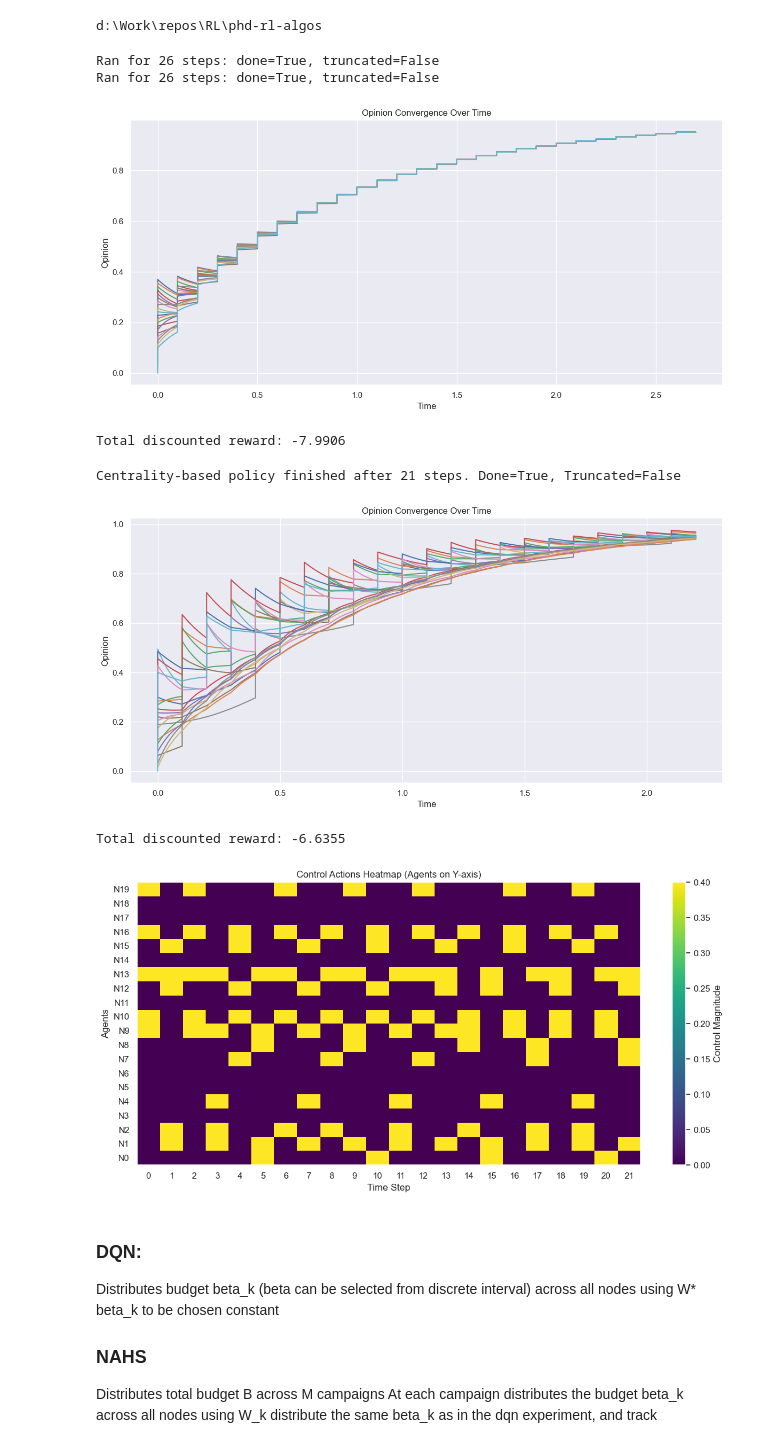
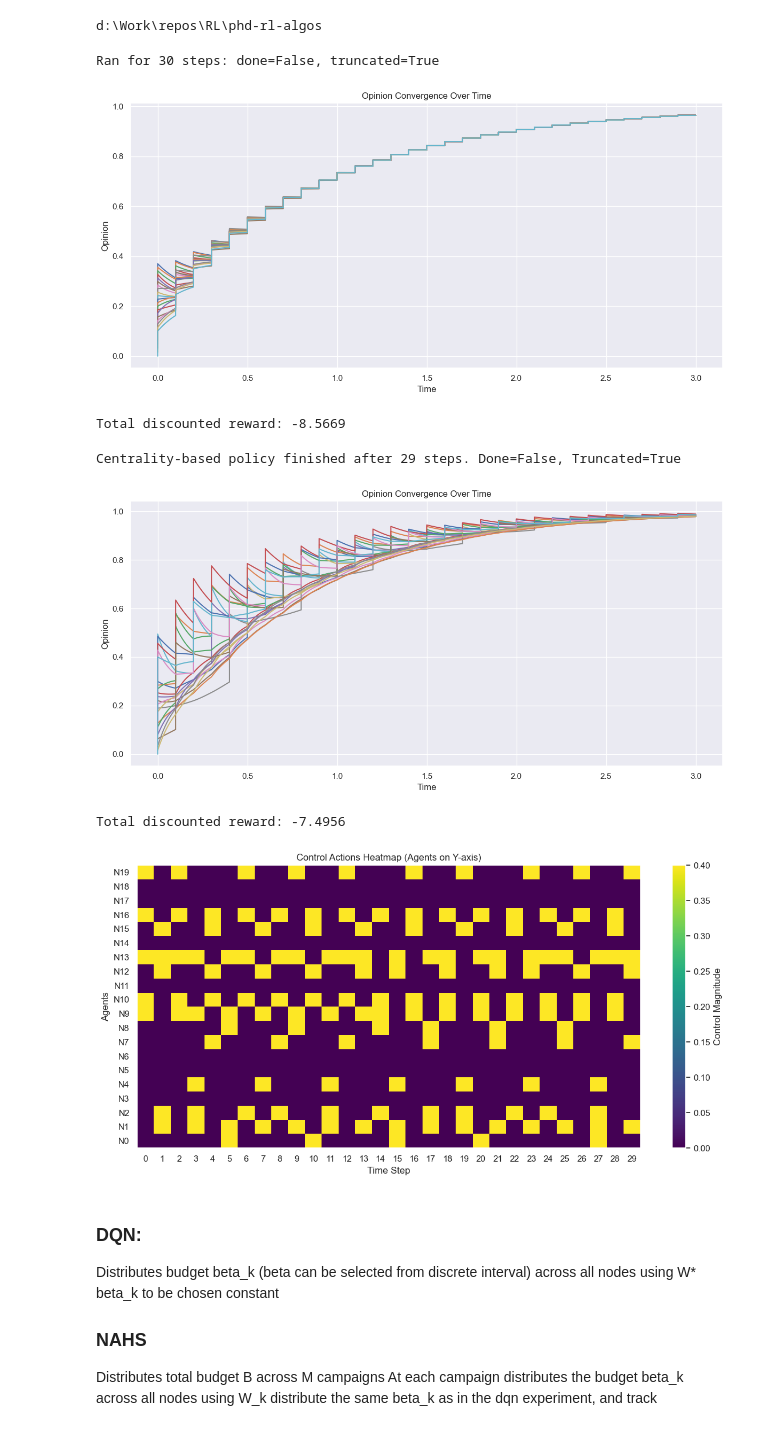
Before and after one commit to mariusdgm/phd-rl-algos, a Jupyter notebook: dqn/opinion_dynamics/experiments/baseline_dp_od.ipynb, the cells around one changed output. Drawn from its saved outputs; the diff is of its cells as text; code cells hidden in the pictures.

```diff
--- a/dqn/opinion_dynamics/experiments/baseline_dp_od.ipynb
+++ b/dqn/opinion_dynamics/experiments/baseline_dp_od.ipynb
@@ -29,7 +29,6 @@ from dynamic_programming.opinion_dynamics.algos import compute_average_error, co
 from dynamic_programming.opinion_dynamics.algo_infinite_horizon import value_iteration, extract_policy, create_state_grid
 from dynamic_programming.opinion_dynamics.common.viz import plot_opinions_over_time, visualize_policy_from_env, plot_action_heatmap, interpolate_opinion_trajectory
 # %%
-
 def run_policy(env, policy, nx, step_duration, max_steps=1000):
     """
     Run the simulation using a given policy with a maximum number of steps.
@@ -72,44 +71,48 @@ def run_policy(env, policy, nx, step_duration, max_steps=1000):
 
         current_time += step_duration
         state = next_state
 
         if done or truncated:
-            print(f"Ran for {step} steps: done={done}, truncated={truncated}")
             break
 
-    print(f"Ran for {step} steps: done={done}, truncated={truncated}")
-    return np.array(opinions_over_time), np.array(time_points), np.array(rewards_over_time), np.array(actions_over_time)
-
+    print(f"Ran for {step+1} steps: done={done}, truncated={truncated}")
+    return (
+        np.array(opinions_over_time),
+        np.array(time_points),
+        np.array(rewards_over_time),
+        np.array(actions_over_time),
+    )
 
 env = build_environment()
-num_steps = 100
+num_steps = 50
 nx = 2
 available_budget = 2
 
 # policy_broadcast = generate_full_control_policy(env, nx)
 policy_uniform = np.full(env.num_agents, available_budget / env.num_agents)
 policy_broadcast = generate_control_from_vector(env, nx, policy_uniform)
 
-opinions_over_time, time_points, rewards, actions = run_policy(env, policy_broadcast, nx=nx, step_duration=env.tau, max_steps=num_steps)
+(opinions_over_time, time_points, rewards, actions) = run_policy(
+    env, policy_broadcast, nx=nx, step_duration=env.tau, max_steps=num_steps
+)
 
 interpolated_opinions, interpolated_times = interpolate_opinion_trajectory(
     env, opinions_over_time, actions, n_substeps=10
 )
 
 # Plot
 plot_opinions_over_time(interpolated_opinions, time_points=interpolated_times)
 
 # sum(rewards)
 
 gamma = 0.99
 
-total_value = sum((gamma ** i) * r for i, r in enumerate(rewards))
+total_value = sum((gamma**i) * r for i, r in enumerate(rewards))
 print(f"Total discounted reward: {total_value:.4f}")
 # %% [output]
-Ran for 26 steps: done=True, truncated=False
-Ran for 26 steps: done=True, truncated=False
+Ran for 30 steps: done=False, truncated=True
-[figure, old version]
+[figure, new version]
-Total discounted reward: -7.9906
+Total discounted reward: -8.5669
 # %%
 # sum(rewards)
 # %%
@@ -194,13 +197,13 @@ plot_opinions_over_time(interpolated_opinions, time_points=interpolated_times)
 total_value = sum((gamma ** i) * r for i, r in enumerate(rewards))
 print(f"Total discounted reward: {total_value:.4f}")
 # %% [output]
-Centrality-based policy finished after 21 steps. Done=True, Truncated=False
+Centrality-based policy finished after 29 steps. Done=False, Truncated=True
-[figure, old version]
+[figure, new version]
-Total discounted reward: -6.6355
+Total discounted reward: -7.4956
 # %%
 plot_action_heatmap(actions)
 # %% [output]
-[figure, old version]
+[figure, new version]
 # %%
 # Not feasable with lots of nodes
 
```
Also changed, not shown: 6 other files.
